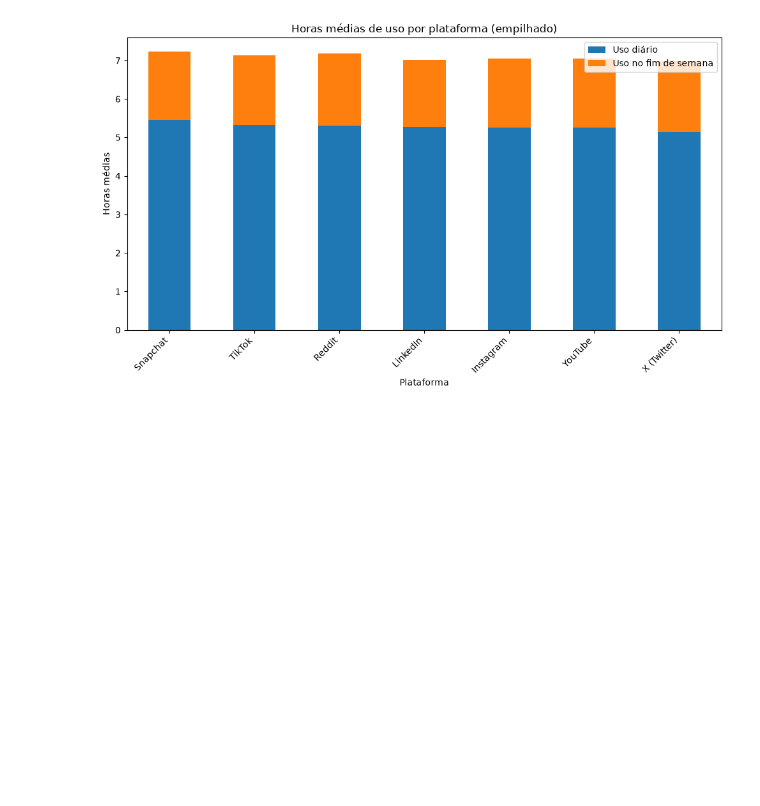
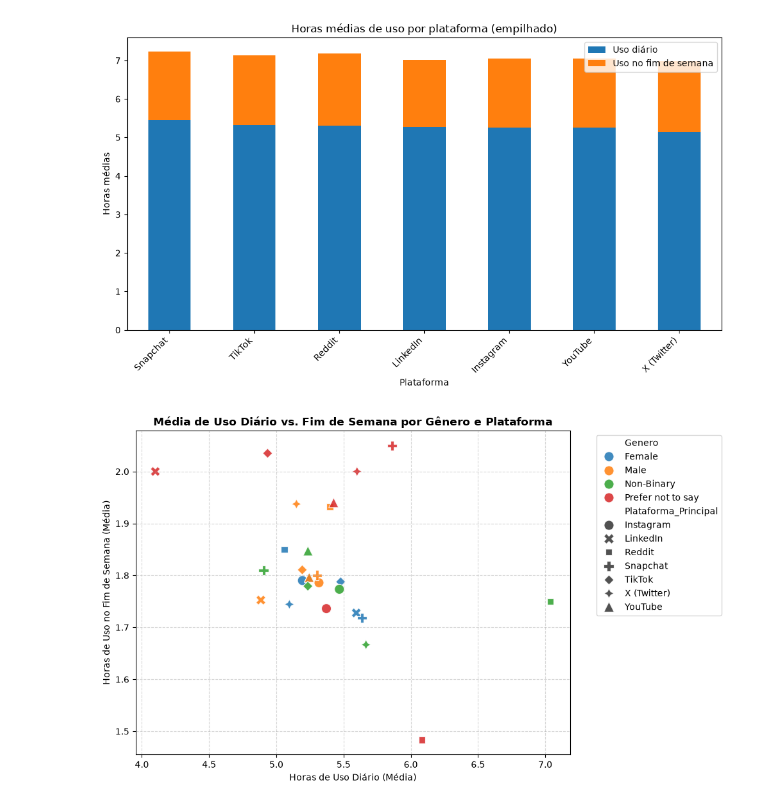
Before and after one commit to rodrigosouza07/AnaliseWeb, a Jupyter notebook: analise_redes_sociais/main.ipynb, the cells around one changed output. Cells and saved outputs as stored; diff of their text form; code cells hidden in the pictures; blank space fills up the shorter version.

Commit message:
feat: gráfico de dispersão: horas médias de uso diário versus fim de semana por gênero e plataforma

```diff
--- a/analise_redes_sociais/main.ipynb
+++ b/analise_redes_sociais/main.ipynb
@@ -214,3 +214,38 @@ plt.show()
 [figure]
 [figure]
 [figure]
+# %%
+# Dispersão: horas médias de uso diário versus fim de semana por gênero e plataforma
+
+import matplotlib.pyplot as plt
+import seaborn as sns
+
+# 1. Agrupamento prévio (melhora a leitura do código)
+df_grouped = df.groupby(['Genero', 'Plataforma_Principal'])[
+    ['Horas_Uso_Diario', 'Horas_Uso_Fim_Semana']
+].mean().reset_index()
+
+# 2. Configuração e Plotagem
+plt.figure(figsize=(10, 6))
+
+sns.scatterplot(
+    data=df_grouped,              # Vírgula adicionada
+    x='Horas_Uso_Diario',
+    y='Horas_Uso_Fim_Semana',
+    hue='Genero',                 # Cor por Gênero
+    style='Plataforma_Principal', # Marcador por Plataforma
+    s=120,                        # Tamanho dos pontos
+    alpha=0.85
+)
+
+# 3. Ajustes visuais e rótulos
+plt.title('Média de Uso Diário vs. Fim de Semana por Gênero e Plataforma', fontsize=12, fontweight='bold')
+plt.xlabel('Horas de Uso Diário (Média)')
+plt.ylabel('Horas de Uso no Fim de Semana (Média)')
+plt.legend(bbox_to_anchor=(1.05, 1), loc='upper left') # Legenda fora do gráfico
+plt.grid(True, linestyle='--', alpha=0.5)
+plt.tight_layout()
+
+plt.show()
+# %% [output]
+[figure, added]
```
